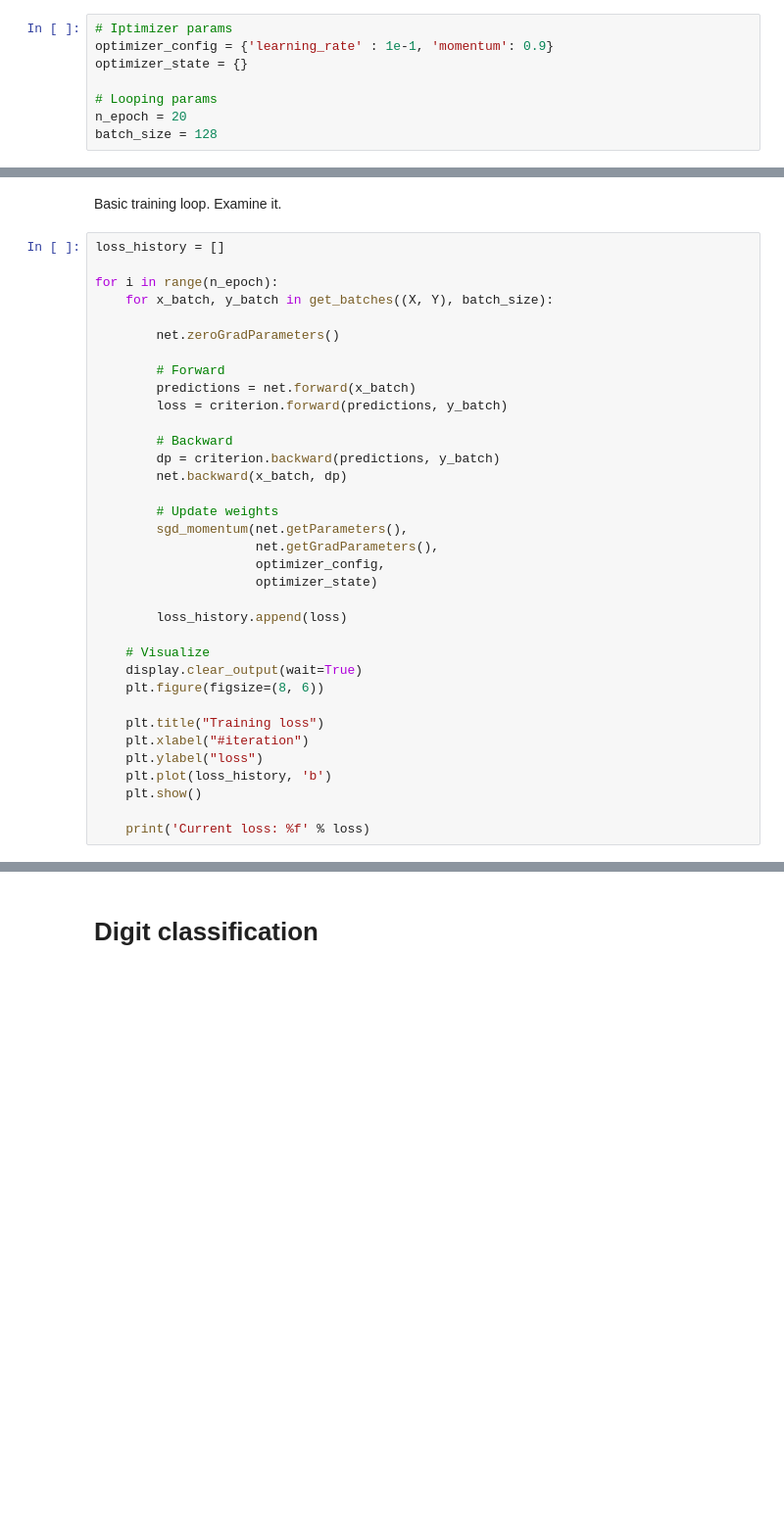
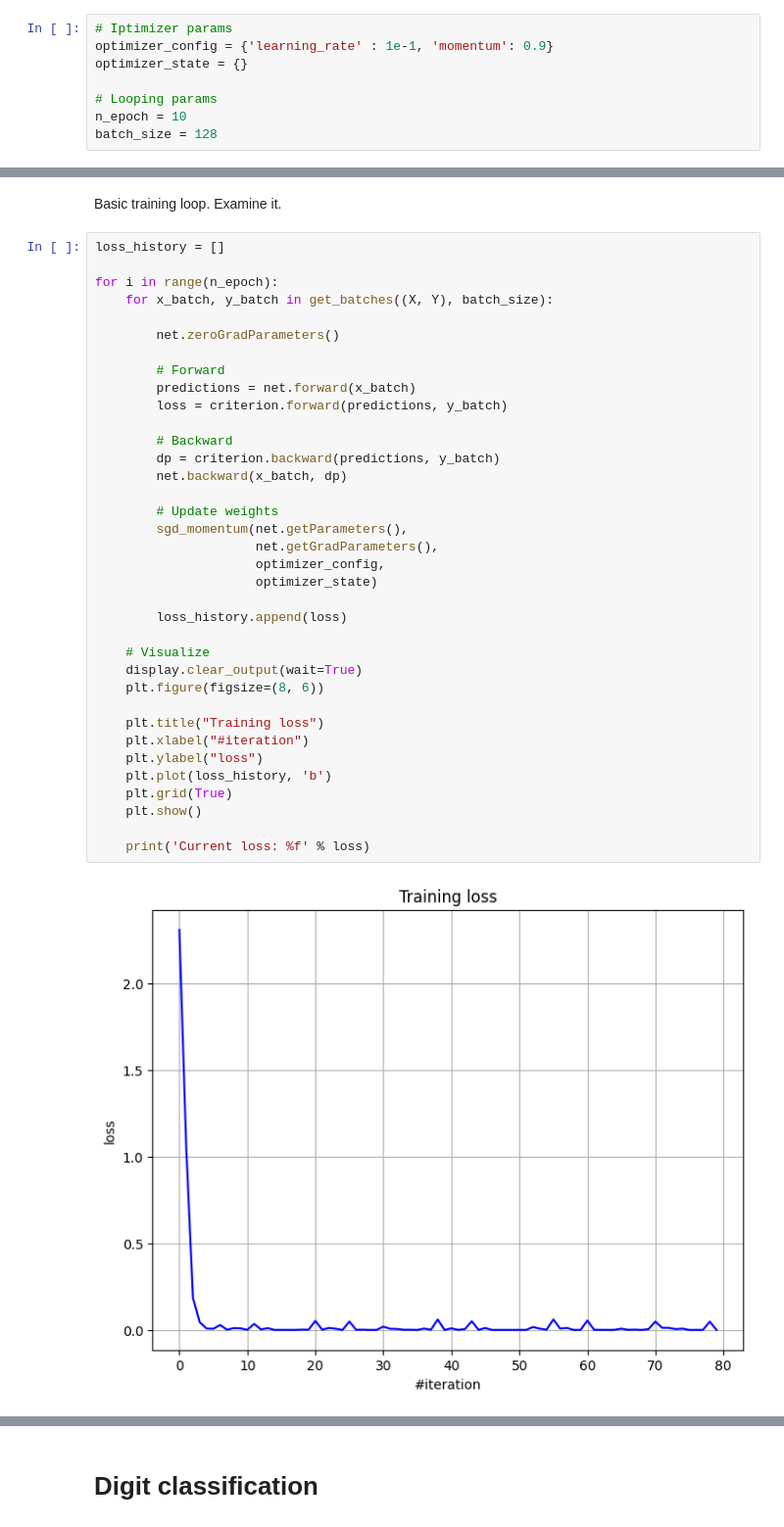
Before and after one commit to Alek-dr/ml-course-mipt, a Jupyter notebook: homeworks/hw08_nn_from_scratch/main_notebook.ipynb, the cells around one changed output, grey strips where cells are left out. Shown at 98% size. Drawn from its saved outputs; the diff is of its cells as text; blank space fills up the shorter version.

```diff
--- a/homeworks/hw08_nn_from_scratch/main_notebook.ipynb
+++ b/homeworks/hw08_nn_from_scratch/main_notebook.ipynb
@@ -86,7 +109,7 @@ optimizer_config = {'learning_rate' : 1e-1, 'momentum': 0.9}
 optimizer_state = {}
 
 # Looping params
-n_epoch = 20
+n_epoch = 10
 batch_size = 128
 # %%
 # batch generator
@@ -116,30 +139,33 @@ for i in range(n_epoch):
 
         net.zeroGradParameters()
 
         # Forward
         predictions = net.forward(x_batch)
         loss = criterion.forward(predictions, y_batch)
 
         # Backward
         dp = criterion.backward(predictions, y_batch)
         net.backward(x_batch, dp)
 
         # Update weights
         sgd_momentum(net.getParameters(),
                      net.getGradParameters(),
                      optimizer_config,
                      optimizer_state)
 
         loss_history.append(loss)
 
     # Visualize
     display.clear_output(wait=True)
     plt.figure(figsize=(8, 6))
 
     plt.title("Training loss")
     plt.xlabel("#iteration")
     plt.ylabel("loss")
     plt.plot(loss_history, 'b')
+    plt.grid(True)
     plt.show()
 
     print('Current loss: %f' % loss)
+# %% [output]
+[figure, added]
```
Also changed, not shown: parts of 65 cells of this notebook.
